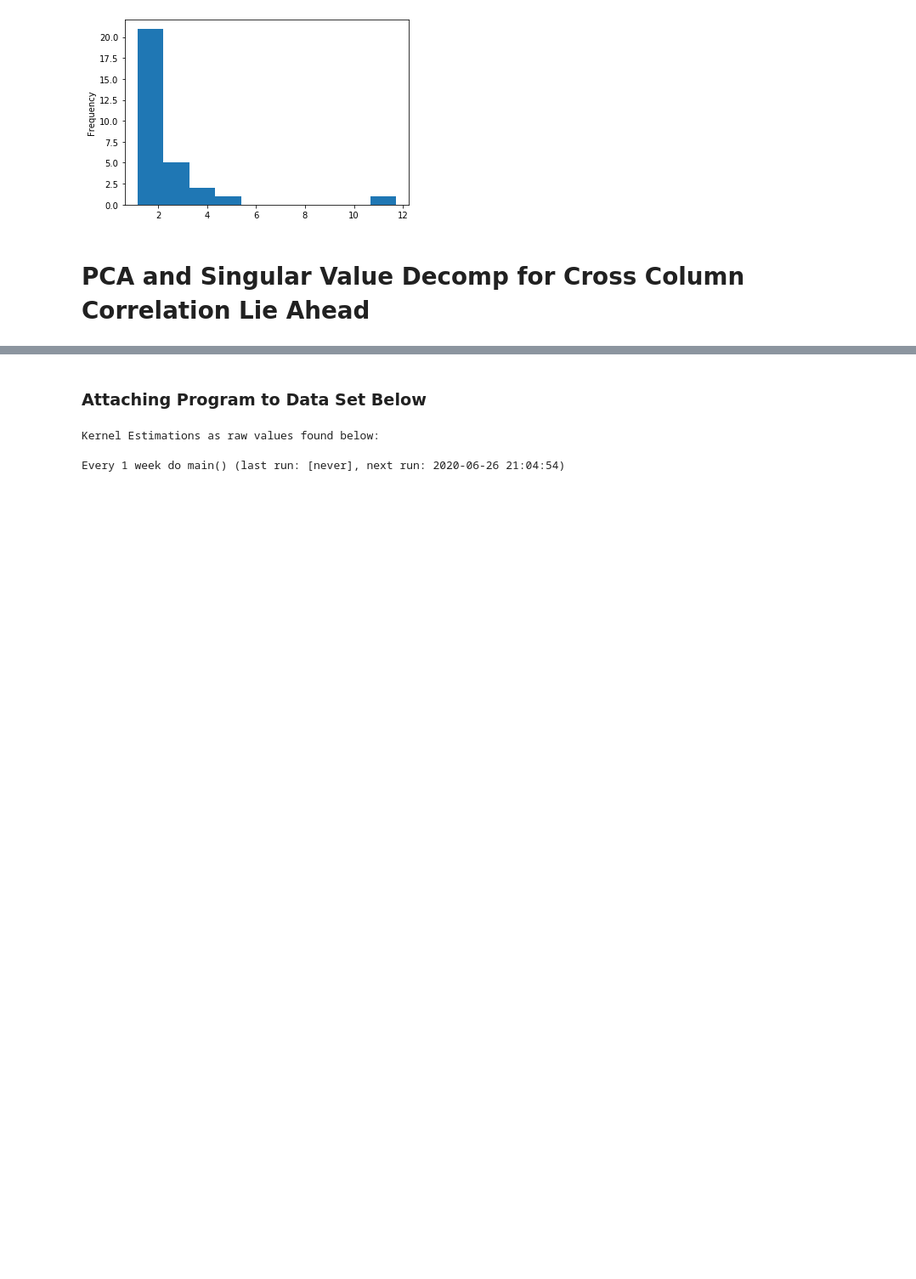
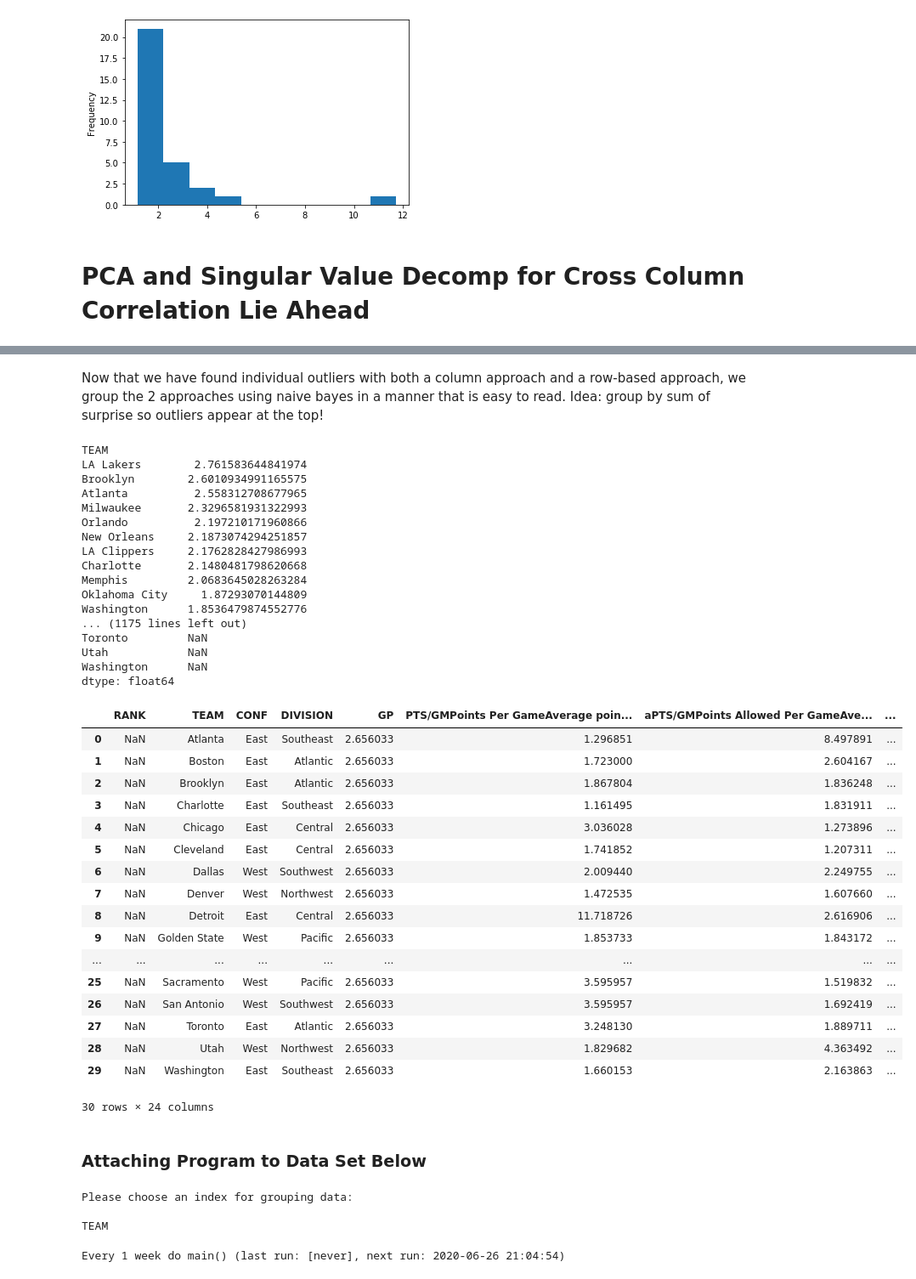
Before and after one commit to gilpasternak35/Likelihood, a Jupyter notebook: likelihood-public.ipynb, the cells around one changed output, grey strips where cells are left out. Shown at 85% size. Cells and saved outputs as stored; diff of their text form; code cells hidden in the pictures; blank space fills up the shorter version.

```diff
--- a/likelihood-public.ipynb
+++ b/likelihood-public.ipynb
@@ -666,17 +785,61 @@ Washington     0.173769  0.455159  0.382978  0.045089  0.155804  0.255396
+# %% [markdown]
+Now that we have found individual outliers with both a column approach and a row-based approach, we group the 2 approaches using naive bayes in a manner that is easy to read. Idea: group by sum of surprise so outliers appear at the top!
+# %%
+def pca_kernel_combo(pcaTable,kernelTable):
+    pcaSurpriseCol = new_pca.get("Surprise")
+    print(pcaSurpriseCol)
+    temp = pcaPrep(kernelTable)
+    for column in temp.columns:
+        print(kernelTable[column].multiply(pcaSurpriseCol))
+    return kernelTable
+pca_kernel_combo(new_pca, surpriseTable)
+# %% [output]
+TEAM
+LA Lakers        2.761583644841974
+Brooklyn        2.6010934991165575
+Atlanta          2.558312708677965
+Milwaukee       2.3296581931322993
+Orlando          2.197210171960866
+New Orleans     2.1873074294251857
+LA Clippers     2.1762828427986993
+Charlotte       2.1480481798620668
+Memphis         2.0683645028263284
+Oklahoma City     1.87293070144809
+Washington      1.8536479874552776
+... (1175 lines left out)
+Toronto         NaN
+Utah            NaN
+Washington      NaN
+dtype: float64
+|  | RANK | TEAM | CONF | DIVISION | GP | PTS/GMPoints Per GameAverage poin... | aPTS/GMPoints Allowed Per GameAve... | ... |
+| 0 | NaN | Atlanta | East | Southeast | 2.656033 | 1.296851 | 8.497891 | ... |
+| 1 | NaN | Boston | East | Atlantic | 2.656033 | 1.723000 | 2.604167 | ... |
+| 2 | NaN | Brooklyn | East | Atlantic | 2.656033 | 1.867804 | 1.836248 | ... |
+| 3 | NaN | Charlotte | East | Southeast | 2.656033 | 1.161495 | 1.831911 | ... |
+| 4 | NaN | Chicago | East | Central | 2.656033 | 3.036028 | 1.273896 | ... |
+| 5 | NaN | Cleveland | East | Central | 2.656033 | 1.741852 | 1.207311 | ... |
+| 6 | NaN | Dallas | West | Southwest | 2.656033 | 2.009440 | 2.249755 | ... |
+| 7 | NaN | Denver | West | Northwest | 2.656033 | 1.472535 | 1.607660 | ... |
+| 8 | NaN | Detroit | East | Central | 2.656033 | 11.718726 | 2.616906 | ... |
+| 9 | NaN | Golden State | West | Pacific | 2.656033 | 1.853733 | 1.843172 | ... |
+| ... | ... | ... | ... | ... | ... | ... | ... | ... |
+| 25 | NaN | Sacramento | West | Pacific | 2.656033 | 3.595957 | 1.519832 | ... |
+| 26 | NaN | San Antonio | West | Southwest | 2.656033 | 3.595957 | 1.692419 | ... |
+| 27 | NaN | Toronto | East | Atlantic | 2.656033 | 3.248130 | 1.889711 | ... |
+| 28 | NaN | Utah | West | Northwest | 2.656033 | 1.829682 | 4.363492 | ... |
+| 29 | NaN | Washington | East | Southeast | 2.656033 | 1.660153 | 2.163863 | ... |
+30 rows × 24 columns
 # %% [markdown]
 ### Attaching Program to Data Set Below
-# %%
-def main():
-    table = inp()
-    stat = getParam()
-    indx = getIndex()
-    kernelEstimation = kernelEstimator(indx, stat)
-    kernelEstimation = surprise_estimator(kernelEstimation)
-    ret = kernelEstimation[kernelEstimation.get("surprise") > 3]
-    ret.to_csv('Likelihood')
-main()
-# %% [output]
-Kernel Estimations as raw values found below:
+# %%
+def main():
+    table = inp()
+    surpriseTable = surprise_Table(table)
+main()
+# %% [output]
+Please choose an index for grouping data:
+
+TEAM
 # %%
 import schedule
 import time
```
Also changed, not shown: parts of 21 cells of this notebook.
